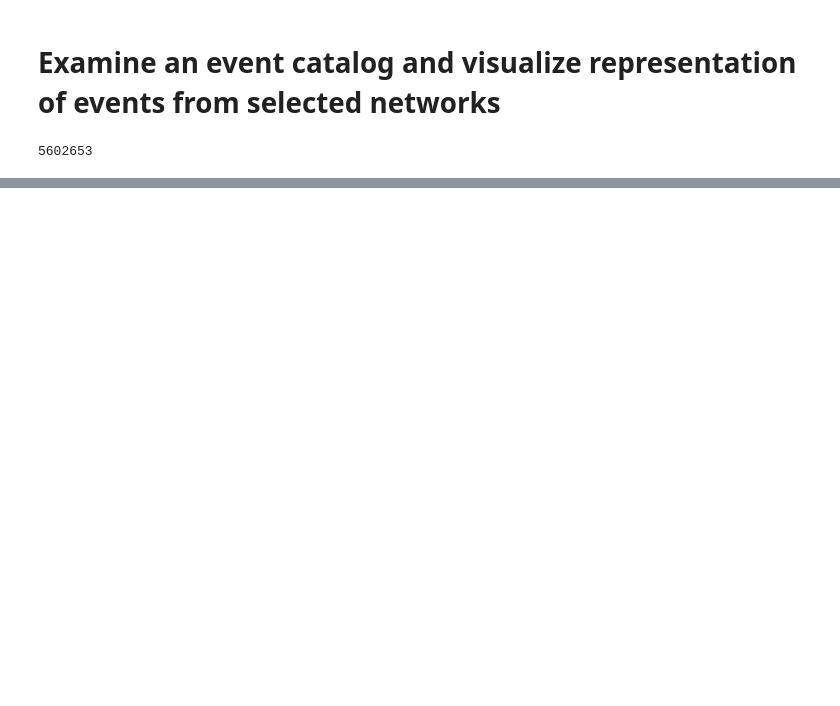
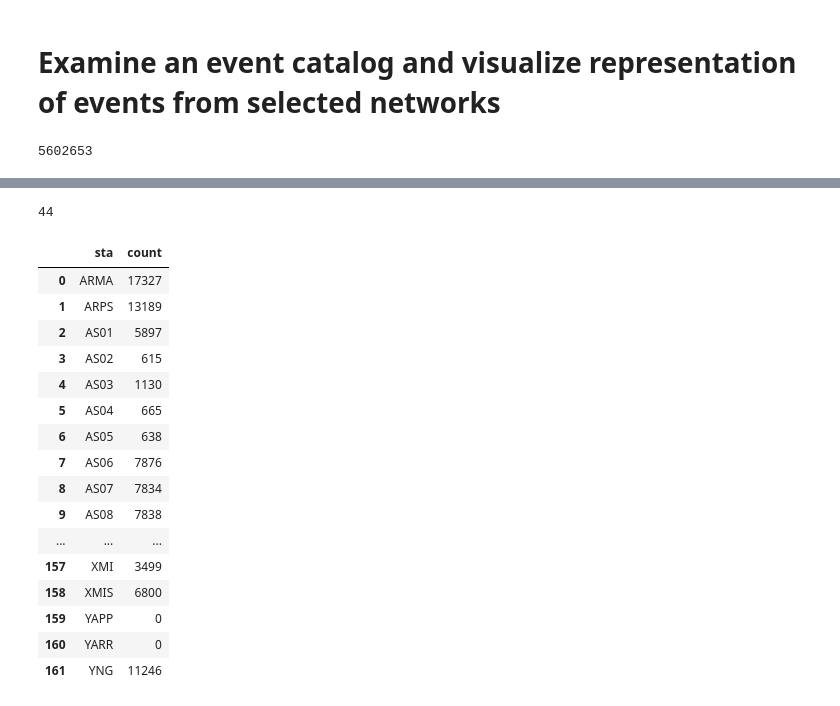
Before and after one commit to GeoscienceAustralia/hiperseis, a Jupyter notebook: seismic/gps_corrections/notebooks/study_event_catalog_representation.ipynb, the cells around one changed output, grey strips where cells are left out. Cells and saved outputs as stored; diff of their text form; code cells hidden in the pictures; blank space fills up the shorter version.

```diff
--- a/seismic/gps_corrections/notebooks/study_event_catalog_representation.ipynb
+++ b/seismic/gps_corrections/notebooks/study_event_catalog_representation.ipynb
@@ -53,0 +103,4 @@ len(df_raw_picks)
+# %%
+np.sum([int(v == 0) for k, v in record_count.items()])
+# %% [output]
+44
@@ -53,0 +109,20 @@ len(df_raw_picks)
+# %%
+df_count
+# %% [output]
+|  | sta | count |
+| 0 | ARMA | 17327 |
+| 1 | ARPS | 13189 |
+| 2 | AS01 | 5897 |
+| 3 | AS02 | 615 |
+| 4 | AS03 | 1130 |
+| 5 | AS04 | 665 |
+| 6 | AS05 | 638 |
+| 7 | AS06 | 7876 |
+| 8 | AS07 | 7834 |
+| 9 | AS08 | 7838 |
+| ... | ... | ... |
+| 157 | XMI | 3499 |
+| 158 | XMIS | 6800 |
+| 159 | YAPP | 0 |
+| 160 | YARR | 0 |
+| 161 | YNG | 11246 |
```
Also changed, not shown: parts of 9 cells of this notebook, 1 other file.
